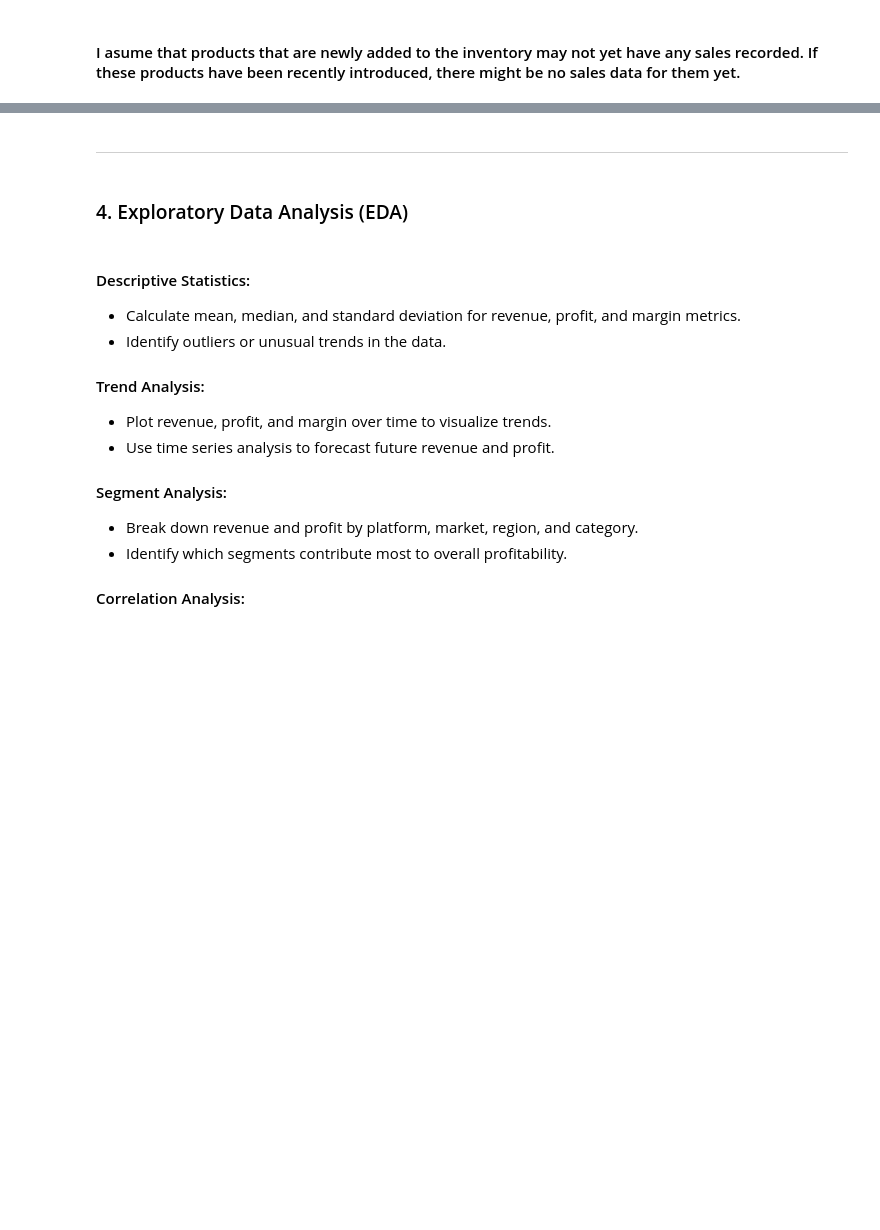
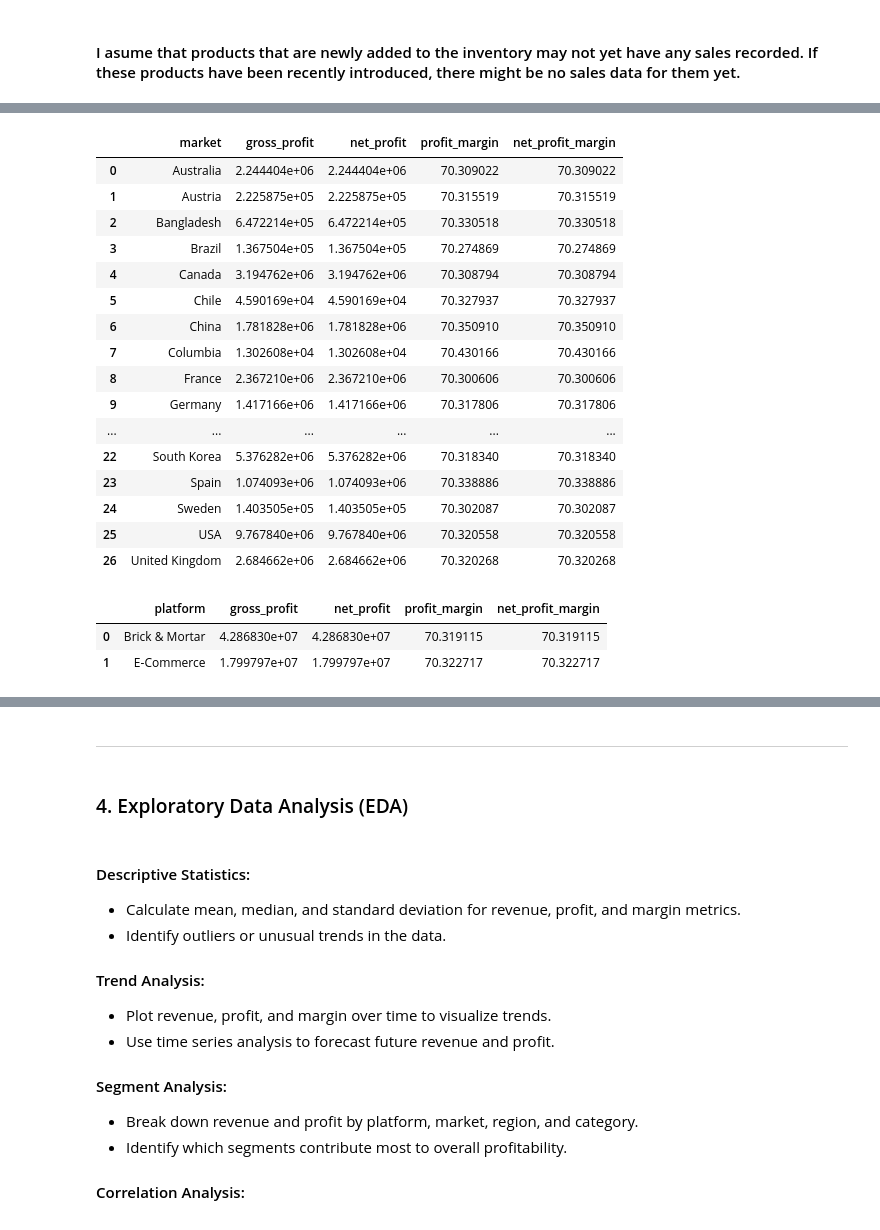
Before and after one commit to CesarChaparro1974/Financial_Analysis_Project, a Jupyter notebook: final_project.ipynb, the cells around one changed output, grey strips where cells are left out. Cells and saved outputs as stored; diff of their text form; code cells hidden in the pictures; blank space fills up the shorter version.

```diff
--- a/final_project.ipynb
+++ b/final_project.ipynb
@@ -668,0 +795,70 @@ memory usage: 2.6+ MB
+# %%
+# query to aggregate data by market
+query_market = """
+SELECT
+    dc.market,
+    SUM(fsm.sold_quantity * (fgp.gross_price - fmc.manufacturing_cost)) AS gross_profit,
+    SUM(fsm.sold_quantity * (fgp.gross_price - fmc.manufacturing_cost)) AS net_profit,
+    (SUM(fsm.sold_quantity * (fgp.gross_price - fmc.manufacturing_cost)) / SUM(fsm.sold_quantity * fgp.gross_price)) * 100 AS profit_margin,
+    (SUM(fsm.sold_quantity * (fgp.gross_price - fmc.manufacturing_cost)) / SUM(fsm.sold_quantity * fgp.gross_price)) * 100 AS net_profit_margin
+FROM
+    fact_sales_monthly fsm
+JOIN
+    dim_customer dc ON fsm.customer_code = dc.customer_code
+JOIN
+    fact_gross_price fgp ON fsm.product_code = fgp.product_code AND fsm.fiscal_year = fgp.fiscal_year
+JOIN
+    fact_manufacturing_cost fmc ON fsm.product_code = fmc.product_code AND fsm.fiscal_year = fmc.cost_year
+GROUP BY
+    dc.market
+ORDER BY
+    dc.market;
+"""
+aggregated_market = pd.read_sql_query(query_market, con)
+aggregated_market
+# %% [output]
+|  | market | gross_profit | net_profit | profit_margin | net_profit_margin |
+| 0 | Australia | 2.244404e+06 | 2.244404e+06 | 70.309022 | 70.309022 |
+| 1 | Austria | 2.225875e+05 | 2.225875e+05 | 70.315519 | 70.315519 |
+| 2 | Bangladesh | 6.472214e+05 | 6.472214e+05 | 70.330518 | 70.330518 |
+| 3 | Brazil | 1.367504e+05 | 1.367504e+05 | 70.274869 | 70.274869 |
+| 4 | Canada | 3.194762e+06 | 3.194762e+06 | 70.308794 | 70.308794 |
+| 5 | Chile | 4.590169e+04 | 4.590169e+04 | 70.327937 | 70.327937 |
+| 6 | China | 1.781828e+06 | 1.781828e+06 | 70.350910 | 70.350910 |
+| 7 | Columbia | 1.302608e+04 | 1.302608e+04 | 70.430166 | 70.430166 |
+| 8 | France | 2.367210e+06 | 2.367210e+06 | 70.300606 | 70.300606 |
+| 9 | Germany | 1.417166e+06 | 1.417166e+06 | 70.317806 | 70.317806 |
+| ... | ... | ... | ... | ... | ... |
+| 22 | South Korea | 5.376282e+06 | 5.376282e+06 | 70.318340 | 70.318340 |
+| 23 | Spain | 1.074093e+06 | 1.074093e+06 | 70.338886 | 70.338886 |
+| 24 | Sweden | 1.403505e+05 | 1.403505e+05 | 70.302087 | 70.302087 |
+| 25 | USA | 9.767840e+06 | 9.767840e+06 | 70.320558 | 70.320558 |
+| 26 | United Kingdom | 2.684662e+06 | 2.684662e+06 | 70.320268 | 70.320268 |
+# %%
+# query to aggregate data by platform
+query_platform = """
+SELECT
+    dc.platform,
+    SUM(fsm.sold_quantity * (fgp.gross_price - fmc.manufacturing_cost)) AS gross_profit,
+    SUM(fsm.sold_quantity * (fgp.gross_price - fmc.manufacturing_cost)) AS net_profit,
+    (SUM(fsm.sold_quantity * (fgp.gross_price - fmc.manufacturing_cost)) / SUM(fsm.sold_quantity * fgp.gross_price)) * 100 AS profit_margin,
+    (SUM(fsm.sold_quantity * (fgp.gross_price - fmc.manufacturing_cost)) / SUM(fsm.sold_quantity * fgp.gross_price)) * 100 AS net_profit_margin
+FROM
+    fact_sales_monthly fsm
+JOIN
+    dim_customer dc ON fsm.customer_code = dc.customer_code
+JOIN
+    fact_gross_price fgp ON fsm.product_code = fgp.product_code AND fsm.fiscal_year = fgp.fiscal_year
+JOIN
+    fact_manufacturing_cost fmc ON fsm.product_code = fmc.product_code AND fsm.fiscal_year = fmc.cost_year
+GROUP BY
+    dc.platform
+ORDER BY
+    dc.platform;
+"""
+aggregated_platform = pd.read_sql_query(query_platform, con)
+aggregated_platform
+# %% [output]
+|  | platform | gross_profit | net_profit | profit_margin | net_profit_margin |
+| 0 | Brick & Mortar | 4.286830e+07 | 4.286830e+07 | 70.319115 | 70.319115 |
+| 1 | E-Commerce | 1.799797e+07 | 1.799797e+07 | 70.322717 | 70.322717 |
```
Also changed, not shown: parts of 30 cells of this notebook.
